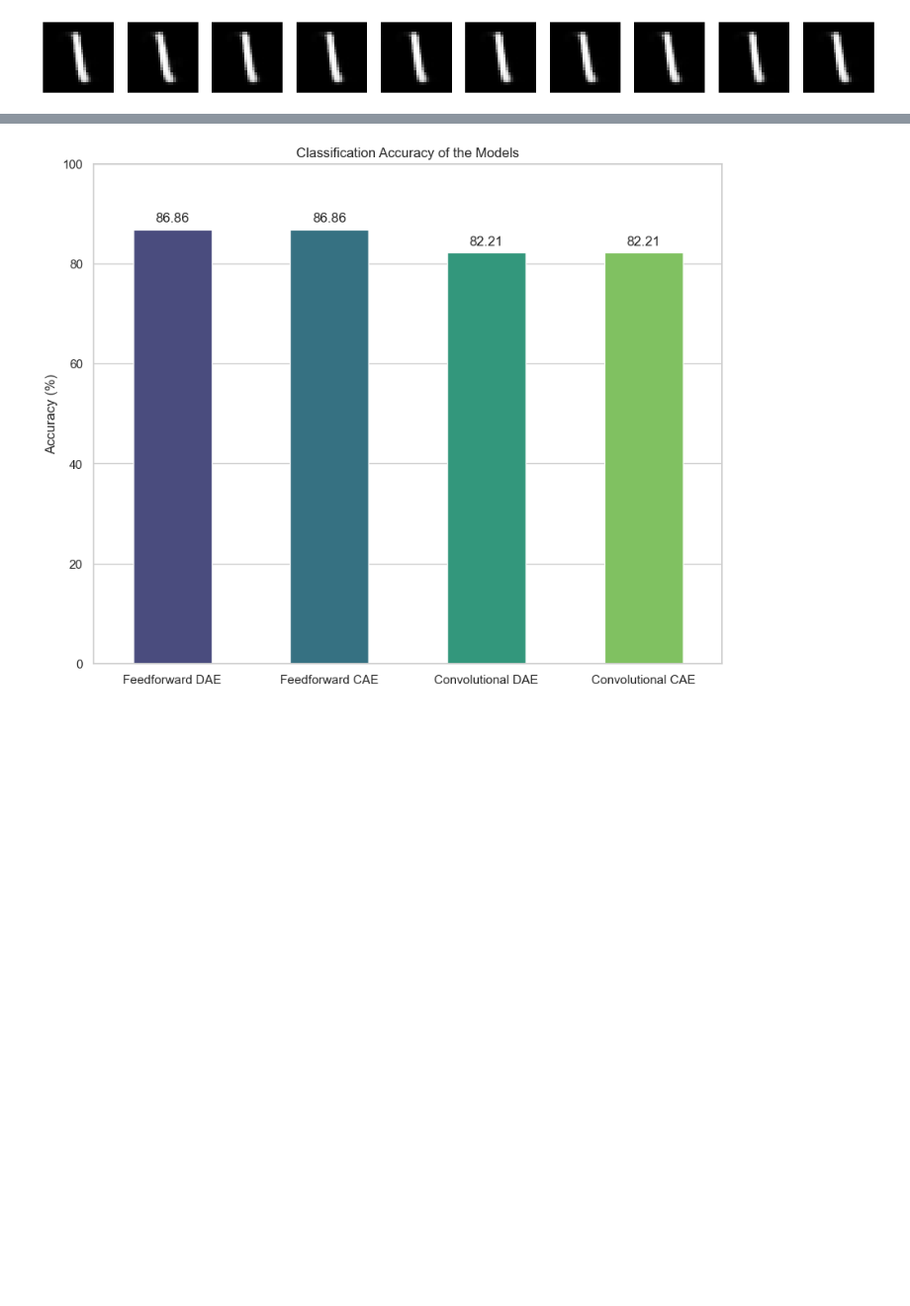
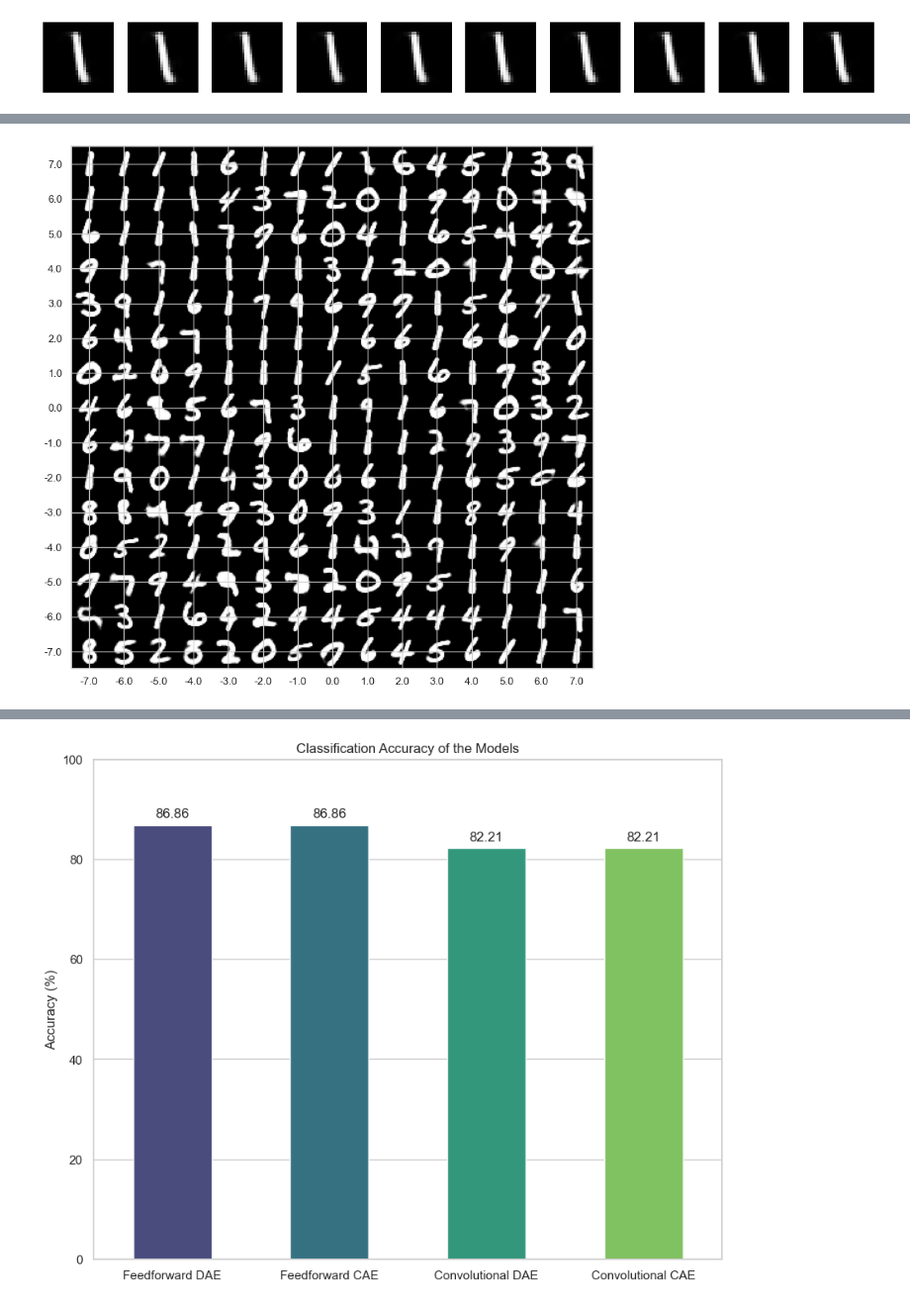
Before and after one commit to FabriDeCastelli/ISPR-23-24, a Jupyter notebook: assignment3/report.ipynb, the cells around one changed output, grey strips where cells are left out. Shown at 99% size. Drawn from its saved outputs; the diff is of its cells as text; code cells hidden in the pictures; blank space fills up the shorter version.

```diff
--- a/assignment3/report.ipynb
+++ b/assignment3/report.ipynb
@@ -614,3 +636,7 @@ conv_contractive_autoencoder.plot_manifold(n=15, max_scale=7)
+# %%
+ff_contractive_autoencoder.plot_manifold(n=15, max_scale=7, steps=6)
+# %% [output]
+[figure, added]
 # %% [markdown]
 ### The Latent Space Organization
 
```
Also changed, not shown: parts of 17 cells of this notebook.
